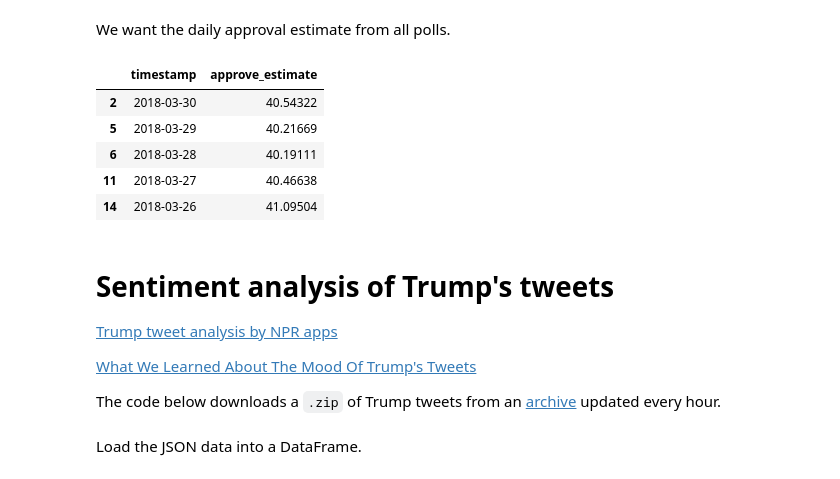
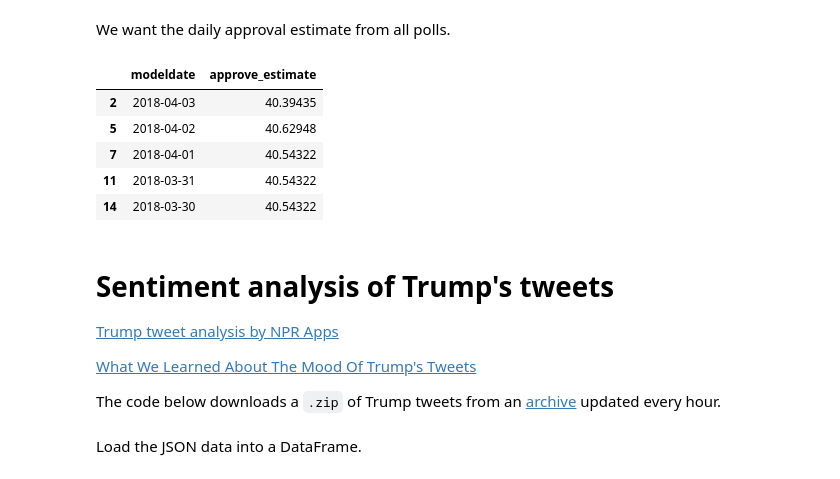
Before and after one commit to Capital-News-Service/daily-trump-snapshot, a Jupyter notebook: daily_trump_snapshot.ipynb, the cells around one changed output. Saved outputs shown, nothing was run; the diff lists cells and outputs as text; code cells hidden in the pictures.

```diff
--- a/daily_trump_snapshot.ipynb
+++ b/daily_trump_snapshot.ipynb
@@ -14,3 +16,7 @@ from vaderSentiment.vaderSentiment import SentimentIntensityAnalyzer
 Trump approval rating data gathered from [FiveThirtyEight](https://github.com/fivethirtyeight/data/tree/master/trump-approval-ratings), under the [Creative Commons Attribution 4.0 International License](https://creativecommons.org/licenses/by/4.0/).
 # %%
 df = pd.read_csv('https://projects.fivethirtyeight.com/trump-approval-data/approval_topline.csv')
+#change `modeldate` data type to datetime.date
+for index,row in df.iterrows():
+    df.at[index,'modeldate'] = datetime.strptime(row['modeldate'], '%m/%d/%Y').date()
+df.head(10)
@@ -17,7 +34,0 @@ df = pd.read_csv('https://projects.fivethirtyeight.com/trump-approval-data/appro
-# %%
-# change 'timestamp' data type to datetime.date
-for index,row in df.iterrows():
-    # pad date number with 0 instead of whitespace
-    date_string = row['timestamp'].replace('  ', ' 0')
-    df.at[index,'timestamp'] = datetime.strptime(date_string, '%H:%M:%S %d %b %Y').date()
-df.head()
@@ -31,18 +35,18 @@ df.head()
 # %% [markdown]
 We want the daily approval estimate from all polls.
 # %%
-approval_estimates = df[df['subgroup'] == 'All polls'][['timestamp','approve_estimate']]
+approval_estimates = df[df['subgroup'] == 'All polls'][['modeldate','approve_estimate']]
 approval_estimates.head()
 # %% [output]
-|  | timestamp | approve_estimate |
-| 2 | 2018-03-30 | 40.54322 |
-| 5 | 2018-03-29 | 40.21669 |
-| 6 | 2018-03-28 | 40.19111 |
-| 11 | 2018-03-27 | 40.46638 |
-| 14 | 2018-03-26 | 41.09504 |
+|  | modeldate | approve_estimate |
+| 2 | 2018-04-03 | 40.39435 |
+| 5 | 2018-04-02 | 40.62948 |
+| 7 | 2018-04-01 | 40.54322 |
+| 11 | 2018-03-31 | 40.54322 |
+| 14 | 2018-03-30 | 40.54322 |
 # %% [markdown]
 # Sentiment analysis of Trump's tweets
-[Trump tweet analysis by NPR apps](https://github.com/nprapps/trump-tweet-analysis/blob/master/trump-tweets.ipynb)
+[Trump tweet analysis by NPR Apps](https://github.com/nprapps/trump-tweet-analysis/blob/master/trump-tweets.ipynb)
 
 [What We Learned About The Mood Of Trump's Tweets](https://www.npr.org/2017/04/30/526106612)
 
```
Also changed, not shown: parts of 15 cells of this notebook.
